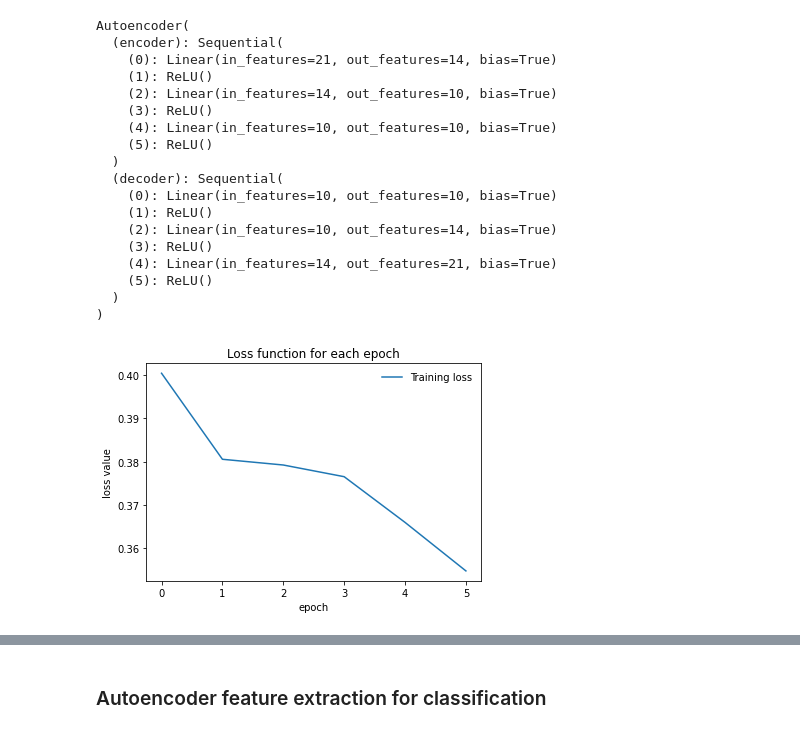
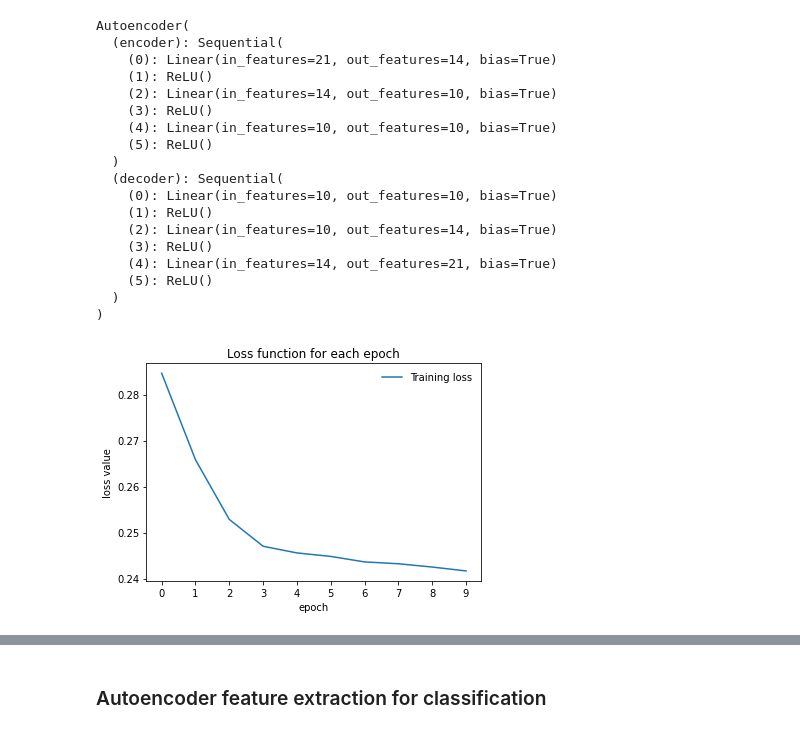
Before and after one commit to ZahraDehghani99/Heart-Disease-Health-Indicators-Dataset, a Jupyter notebook: heart_disease_classification.ipynb, the cells around one changed output, grey strips where cells are left out. Drawn from its saved outputs; the diff is of its cells as text; code cells hidden in the pictures.

```diff
--- a/heart_disease_classification.ipynb
+++ b/heart_disease_classification.ipynb
@@ -814,7 +829,7 @@ def test_ae(model1, test_loader):
 ### Parameter Tuning using Cross Validaton
 # %%
 INPUT_SIZE = X.shape[1]
-NUM_EPOCH = 6
+NUM_EPOCH = 10
 LR = 0.01
 # %%
 fold = StratifiedKFold(5) # shuffle false because we shuffled data in splitting train and test section
@@ -900,15 +915,8 @@ PATH = '/content/drive/MyDrive/ML_Dr.sajedi/final-proj_ae.pt'
 torch.save(model.state_dict(), PATH) # Save
-# %%
-#Training loss
-plt.plot(train_loss, label='Training loss')
-plt.legend(frameon=False)
-plt.xticks([i for i in range(0, NUM_EPOCH)])
-plt.xlabel('epoch')
-plt.ylabel('loss value')
-plt.title("Loss function for each epoch")
-plt.show()
-# %% [output]
-[figure, removed]
+# %%
+plot_loss(train_loss)
+# %% [output]
+[figure, added]
 # %%
 test_loss = []
 test_loss = test_ae(model, test_loader)
```
Also changed, not shown: parts of 26 cells of this notebook.
